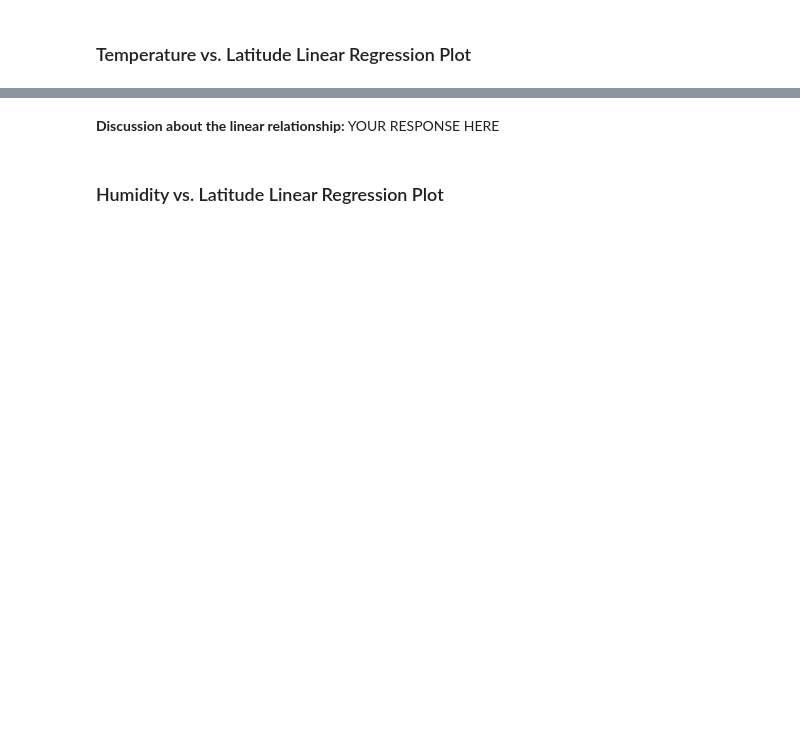
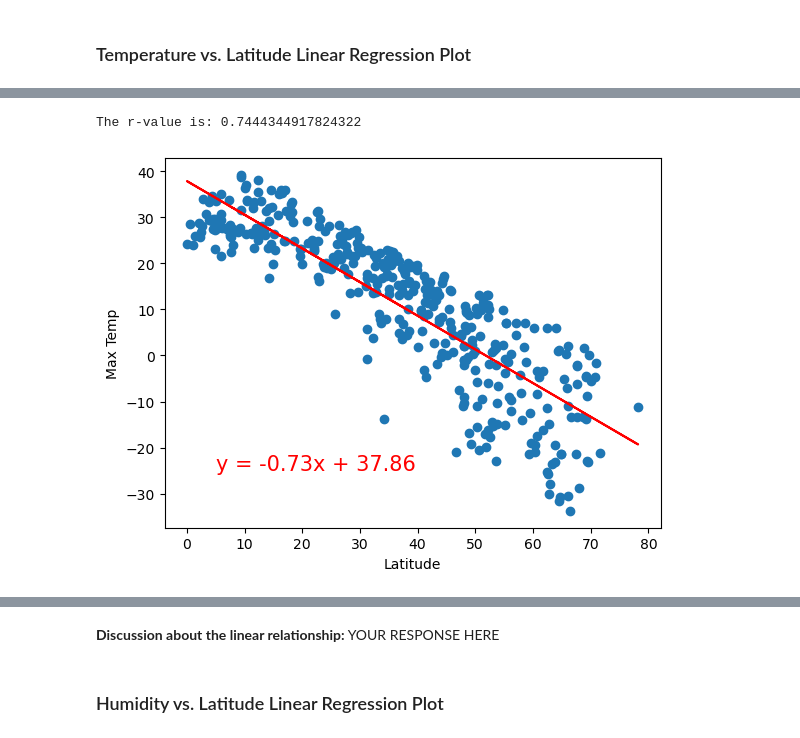
Before and after one commit to nmrodio/python-api-challenge, a Jupyter notebook: WeatherPy/WeatherPy.ipynb, the cells around one changed output, grey strips where cells are left out. Cells and saved outputs as stored; diff of their text form; code cells hidden in the pictures; blank space fills up the shorter version.

```diff
--- a/WeatherPy/WeatherPy.ipynb
+++ b/WeatherPy/WeatherPy.ipynb
@@ -462,3 +310,36 @@ plt.show()
+# %%
+# Define a function to create Linear Regression plots
+
+
+# Creating a function to plot a scatter plot & linear regression line for each relationship for Northern & Sountern Hemisphere citites
+def linear_regress_hemis(x_values, y_values, x_cord, y_cord):         # ==> "x_cord" & "y_cord" are used for the plotting the position of the string value equation of the linear regression line on the scatter plot
+
+    # Defining linear Regression Line
+    (slope, intercept, rvalue, pvalue, stderr) = linregress(x_values, y_values)
+
+    # Creating Regression Line
+    regress_values = x_values * slope + intercept
+
+    # Creating a string value of Linear Regression Line to plot on graph
+    line_eq = "y = " + str(round(slope,2)) + "x + " + str(round(intercept,2))
+
+    # Scatter plot of Latitude vs Max Temp for ONLY Cities in the Northern Hemisphere
+    plt.scatter(x_values,y_values)
+
+    # Plotting regression line on Scatter Plot
+    plt.plot(x_values,regress_values,"r-")                     # "r-" => creating the Red dashes for each data point but combined with all the points it looks like a line
+
+    # Plotting the Equation Line on Scatter Plot for easier analysis
+    plt.annotate(line_eq,(x_cord,y_cord),fontsize=15,color="red")
+
+    # Labeling x & y axis
+    plt.xlabel('Latitude')
+    plt.ylabel(y_values.name)   # y_values.name ==> Will pull in the column value NAME being using as the y_values
+
+    # Print statement for clarifing the r-value
+    print(f"The r-value is: {rvalue**2}")                   # ALTHOUGH CORRELATION ==> Its most likley labeled wrong
+
+    plt.show()
 # %%
 # Create a DataFrame with the Northern Hemisphere data (Latitude >= 0)
 northern_hemi_df = city_data_df[city_data_df['Lat'] >= 0]
@@ -542,0 +372,12 @@ The r-value is: 0.4121057168607245
+# %%
+# Linear regression on Northern Hemisphere
+
+#Defining x & y values for Scatter Plot and Linear Regression Line for Northern Hemisphere Citites ONLY for the relationship between Latitude vs Max Temp
+x_values=northern_hemi_df['Lat']
+y_values=northern_hemi_df['Max Temp']
+
+# Calling in Def Function "linear_regress_hemis"
+linear_regress_hemis(x_values, y_values, 5, -25)    # Plotting the linear regression equation on the scatter plot on x=5 & y=-25
+# %% [output]
+The r-value is: 0.7444344917824322
+[figure, added]
```
Also changed, not shown: parts of 27 cells of this notebook.
